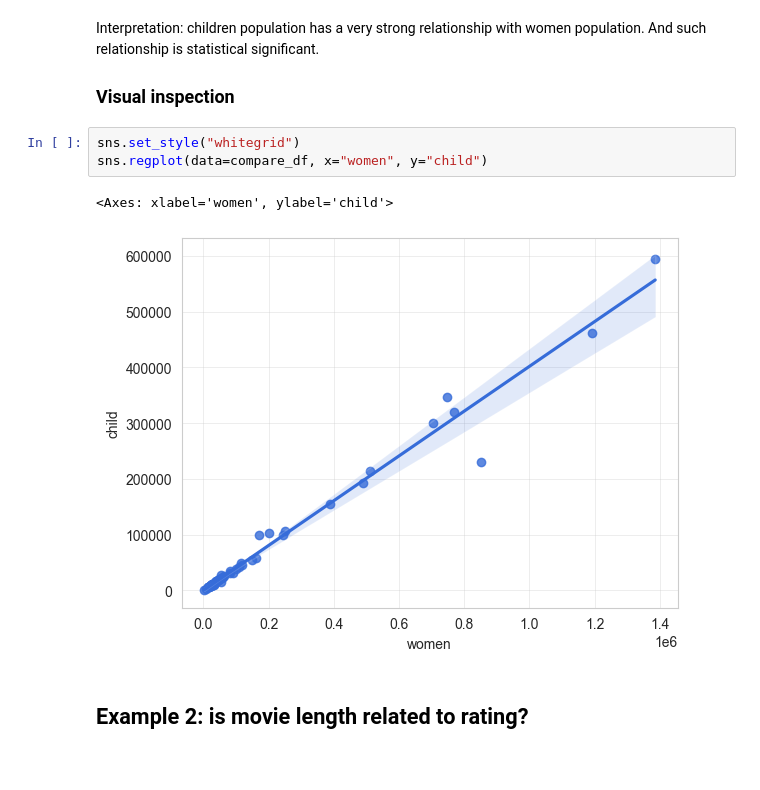
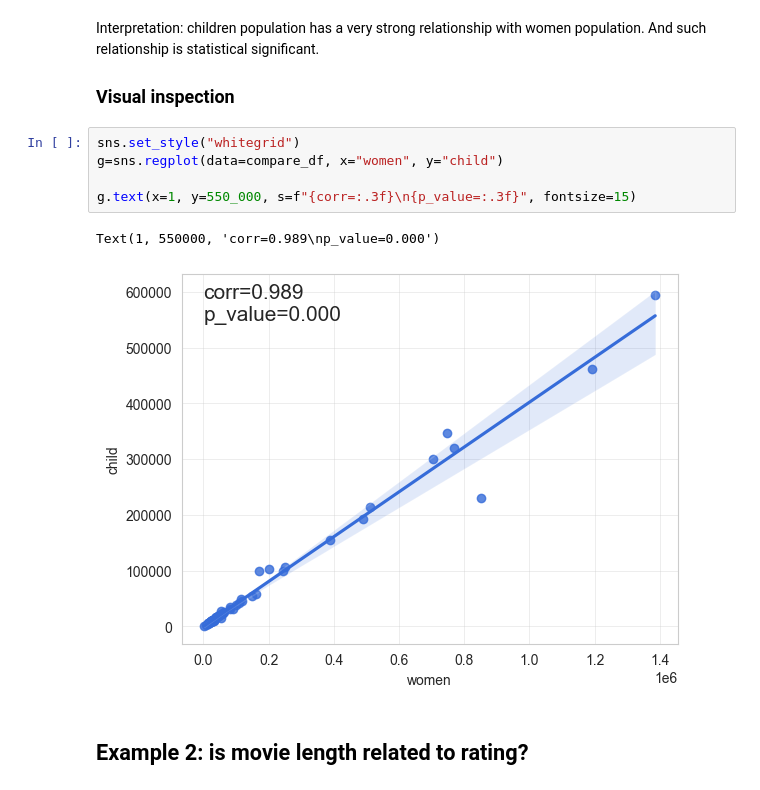
Before and after one commit to jieshu-wang-SBU/EST389_371_2026_spring, a Jupyter notebook: lectures/10-statistic_analysis_and_regression/10-05_Correlation.ipynb, the cells around one changed output. Saved outputs shown, nothing was run; the diff lists cells and outputs as text.

```diff
--- a/lectures/10-statistic_analysis_and_regression/10-05_Correlation.ipynb
+++ b/lectures/10-statistic_analysis_and_regression/10-05_Correlation.ipynb
@@ -55,10 +55,12 @@ Interpretation: children population has a very strong relationship with women po
 ### Visual inspection
 # %%
 sns.set_style("whitegrid")
-sns.regplot(data=compare_df, x="women", y="child")
+g=sns.regplot(data=compare_df, x="women", y="child")
+
+g.text(x=1, y=550_000, s=f"{corr=:.3f}\n{p_value=:.3f}", fontsize=15)
 # %% [output]
-<Axes: xlabel='women', ylabel='child'>
+Text(1, 550000, 'corr=0.989\np_value=0.000')
-[figure, old version]
+[figure, new version]
 # %% [markdown]
 ## Example 2: is movie length related to rating?
 # %%
```
Also changed, not shown: parts of 2 cells of this notebook, 1 other file.
